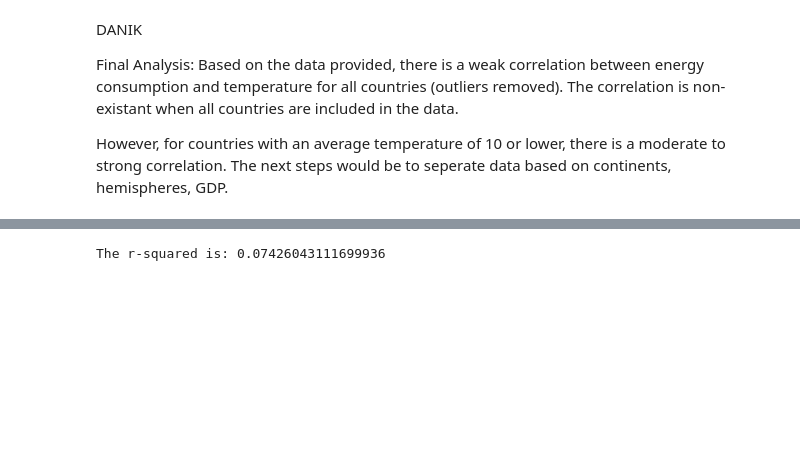
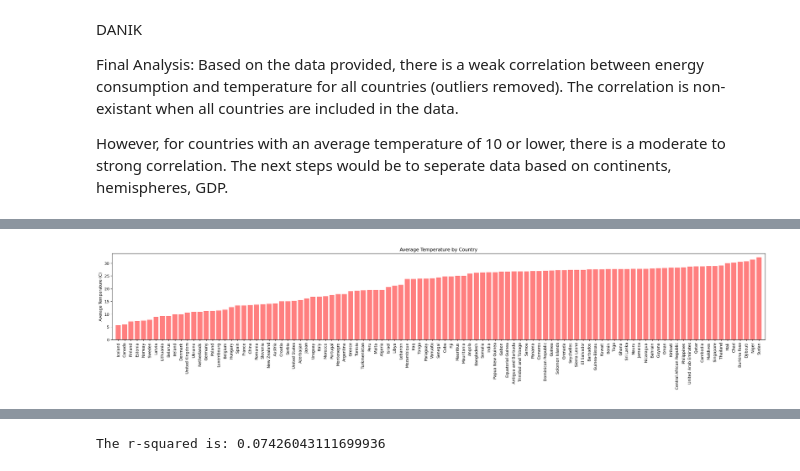
Before and after one commit to yosieph/Project1, a Jupyter notebook: project1.ipynb, the cells around one changed output, grey strips where cells are left out. Drawn from its saved outputs; the diff is of its cells as text; code cells hidden in the pictures; blank space fills up the shorter version.

Commit message:
update graphs

```diff
--- a/project1.ipynb
+++ b/project1.ipynb
@@ -49,3 +49,22 @@ map_plot_1 = main_data.hvplot.points("Longitude","Latitude", geo = True, tiles =
 map_plot_1
 # %% [output]
 [interactive output not drawn]
+# %%
+#graph plot showing temp values per country
+country_temp = main_data.sort_values(by='Average Temp', ascending=True)
+
+x_axis = np.arange(len(country_temp))
+tick_locations = [value+0 for value in x_axis]
+
+plt.figure(figsize=(30,4))
+plt.bar(x_axis, country_temp["Average Temp"], color='r', alpha=0.5, align="center")
+plt.xticks(tick_locations, country_temp["Country"], rotation="vertical")
+plt.ylabel('Average Temperature (C)')
+plt.title('Average Temperature by Country')
+plt.xlim(-1,103)
+
+plt.savefig("output_data/Country Temp.png")
+
+plt.show()
+# %% [output]
+[figure, added]
```
Also changed, not shown: parts of 1 cell of this notebook, 2 other files.
